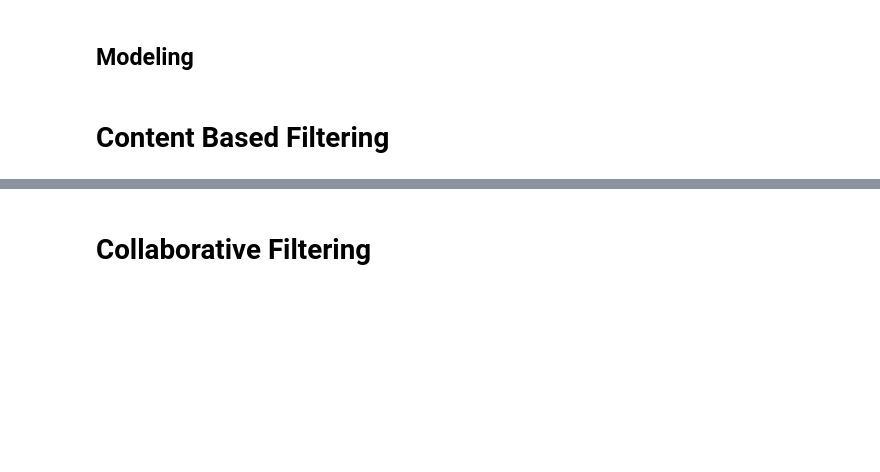
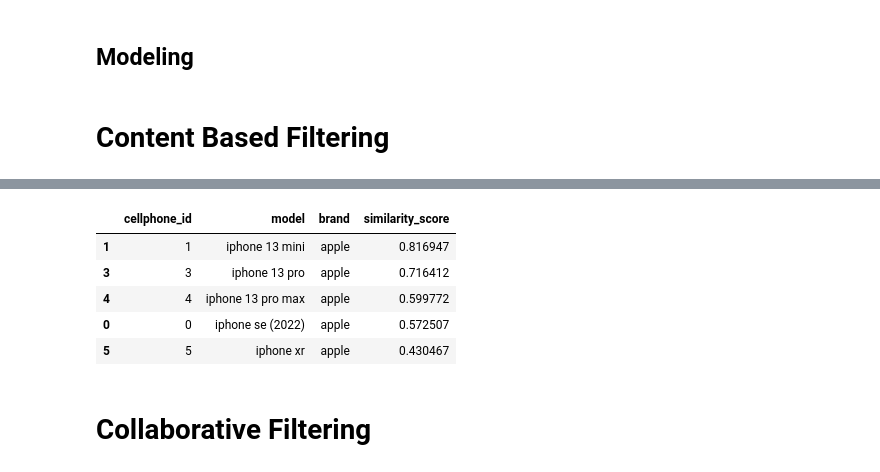
Before and after one commit to dvaikhsn/Cellphone-Recommendation-System, a Jupyter notebook: Dava_Ikhsan_R_Machine_Learning_Terapan_2.ipynb, the cells around one changed output, grey strips where cells are left out. Saved outputs shown, nothing was run; the diff lists cells and outputs as text; code cells hidden in the pictures; blank space fills up the shorter version.

```diff
--- a/Dava_Ikhsan_R_Machine_Learning_Terapan_2.ipynb
+++ b/Dava_Ikhsan_R_Machine_Learning_Terapan_2.ipynb
@@ -794,0 +731,14 @@ Dataset ini merupakan hasil penggabungan dari tiga sumber data utama: `users_df`
+# %%
+# Pastikan 'features' sudah ada
+products_df['features'] = (
+    products_df['brand'] + ' ' +
+    products_df['model'] + ' ' +
+    products_df['RAM'].astype(str) + 'GB RAM'
+)
+
+# TF-IDF Vectorizer
+tfidf = TfidfVectorizer(stop_words='english')
+tfidf_matrix = tfidf.fit_transform(products_df['features'])
+
+# Cosine Similarity antar produk
+cosine_similarities = cosine_similarity(tfidf_matrix, tfidf_matrix)
@@ -865,2 +788,46 @@ Fungsi `recommend_by_product()` menerima input nama produk (misalnya `"galaxy s2
+# %%
+from sklearn.feature_extraction.text import TfidfVectorizer
+from sklearn.metrics.pairwise import cosine_similarity
+
+# TF-IDF vectorizer dari kolom 'features' yang sudah disiapkan di data preparation
+tfidf_vectorizer = TfidfVectorizer()
+tfidf_matrix = tfidf_vectorizer.fit_transform(products_df['features'])
+
+# Hitung cosine similarity antar produk
+cosine_sim = cosine_similarity(tfidf_matrix, tfidf_matrix)
+
+# Simpan dataframe dengan index produk
+products_df = products_df.reset_index(drop=True)
+
+# Fungsi untuk rekomendasi berbasis konten
+def recommend_content_based(cellphone_id, products_df, cosine_sim, top_n=5):
+    # Temukan index dari produk berdasarkan cellphone_id
+    idx_list = products_df.index[products_df['cellphone_id'] == cellphone_id].tolist()
+    if not idx_list:
+        return pd.DataFrame()
+    idx = idx_list[0]
+
+    # Hitung skor kemiripan
+    sim_scores = list(enumerate(cosine_sim[idx]))
+    sim_scores = sorted(sim_scores, key=lambda x: x[1], reverse=True)[1:top_n+1]
+
+    # Ambil produk-produk paling mirip
+    similar_indices = [i[0] for i in sim_scores]
+    recommended = products_df.iloc[similar_indices][['cellphone_id', 'model', 'brand']].copy()
+    recommended['similarity_score'] = [i[1] for i in sim_scores]
+
+    return recommended
+
+# Contoh pemanggilan model
+sample_id = products_df.iloc[2]['cellphone_id']
+recommendations_cb = recommend_content_based(sample_id, products_df, cosine_sim, top_n=5)
+recommendations_cb
+# %% [output]
+|  | cellphone_id | model | brand | similarity_score |
+| 1 | 1 | iphone 13 mini | apple | 0.816947 |
+| 3 | 3 | iphone 13 pro | apple | 0.716412 |
+| 4 | 4 | iphone 13 pro max | apple | 0.599772 |
+| 0 | 0 | iphone se (2022) | apple | 0.572507 |
+| 5 | 5 | iphone xr | apple | 0.430467 |
 # %% [markdown]
 # **Collaborative Filtering**
```
Also changed, not shown: parts of 41 cells of this notebook, 1 other file.
